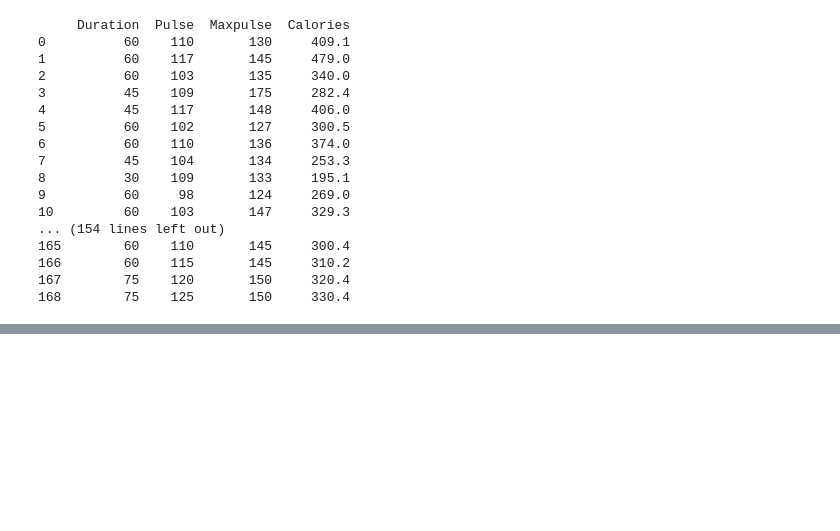
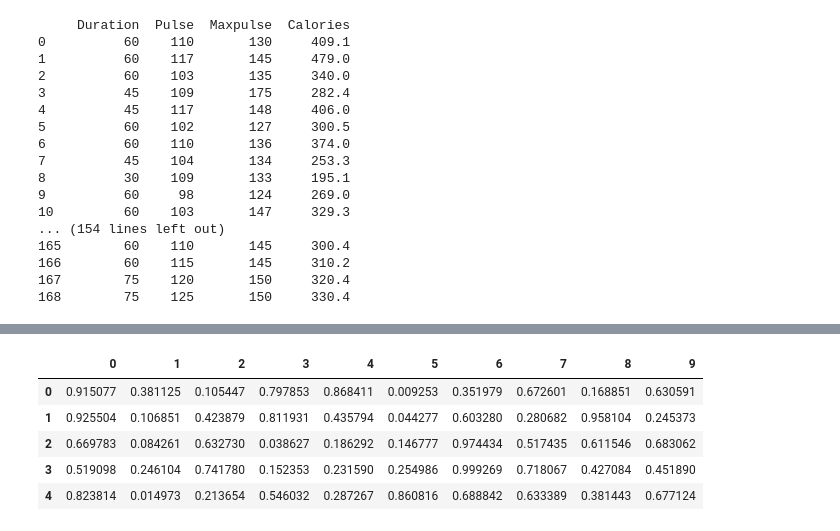
Before and after one commit to FaNu29/Pandas, a Jupyter notebook: pandas.ipynb, the cells around one changed output, grey strips where cells are left out. Cells and saved outputs as stored; diff of their text form; code cells hidden in the pictures; blank space fills up the shorter version.

```diff
--- a/pandas.ipynb
+++ b/pandas.ipynb
@@ -71,0 +90,10 @@ print(df.to_string())
+# %%
+random_df=pd.DataFrame(np.random.rand(20,10))
+random_df.head()
+# %% [output]
+|  | 0 | 1 | 2 | 3 | 4 | 5 | 6 | 7 | 8 | 9 |
+| 0 | 0.915077 | 0.381125 | 0.105447 | 0.797853 | 0.868411 | 0.009253 | 0.351979 | 0.672601 | 0.168851 | 0.630591 |
+| 1 | 0.925504 | 0.106851 | 0.423879 | 0.811931 | 0.435794 | 0.044277 | 0.603280 | 0.280682 | 0.958104 | 0.245373 |
+| 2 | 0.669783 | 0.084261 | 0.632730 | 0.038627 | 0.186292 | 0.146777 | 0.974434 | 0.517435 | 0.611546 | 0.683062 |
+| 3 | 0.519098 | 0.246104 | 0.741780 | 0.152353 | 0.231590 | 0.254986 | 0.999269 | 0.718067 | 0.427084 | 0.451890 |
+| 4 | 0.823814 | 0.014973 | 0.213654 | 0.546032 | 0.287267 | 0.860816 | 0.688842 | 0.633389 | 0.381443 | 0.677124 |
```
Also changed, not shown: parts of 9 cells of this notebook.
